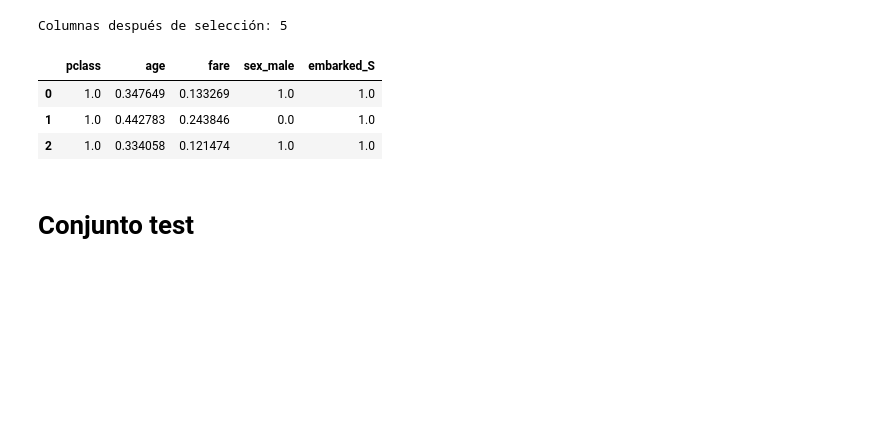
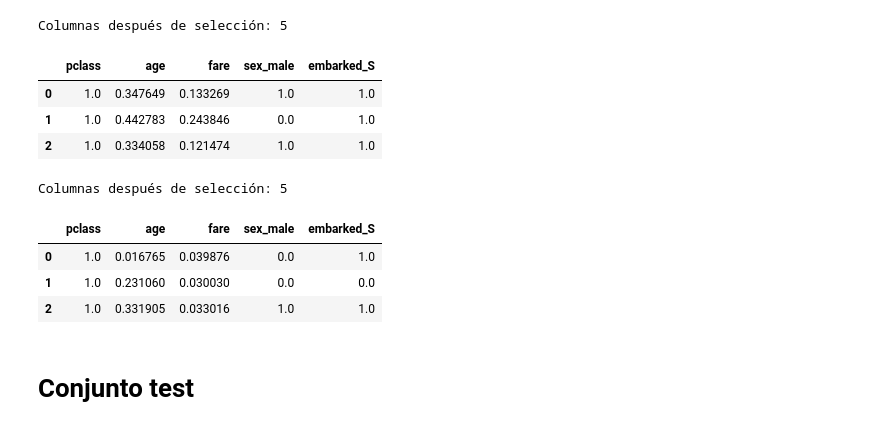
Before and after one commit to ivancepedagomez-sys/Proyecto_Titanic, a Jupyter notebook: Titanic_Project.ipynb, the cells around one changed output. Drawn from its saved outputs; the diff is of its cells as text; code cells hidden in the pictures; blank space fills up the shorter version.

```diff
--- a/Titanic_Project.ipynb
+++ b/Titanic_Project.ipynb
@@ -1464,6 +1464,16 @@ Columnas después de selección: 5
 | 0 | 1.0 | 0.347649 | 0.133269 | 1.0 | 1.0 |
 | 1 | 1.0 | 0.442783 | 0.243846 | 0.0 | 1.0 |
 | 2 | 1.0 | 0.334058 | 0.121474 | 1.0 | 1.0 |
+# %%
+#Validamos
+print(f"Columnas después de selección: {X_test.shape[1]}")
+display(X_test.head(3))
+# %% [output]
+Columnas después de selección: 5
+|  | pclass | age | fare | sex_male | embarked_S |
+| 0 | 1.0 | 0.016765 | 0.039876 | 0.0 | 1.0 |
+| 1 | 1.0 | 0.231060 | 0.030030 | 0.0 | 0.0 |
+| 2 | 1.0 | 0.331905 | 0.033016 | 1.0 | 1.0 |
 # %% [markdown]
 # Conjunto test
 # %% [markdown]
```
Also changed, not shown: parts of 39 cells of this notebook.
